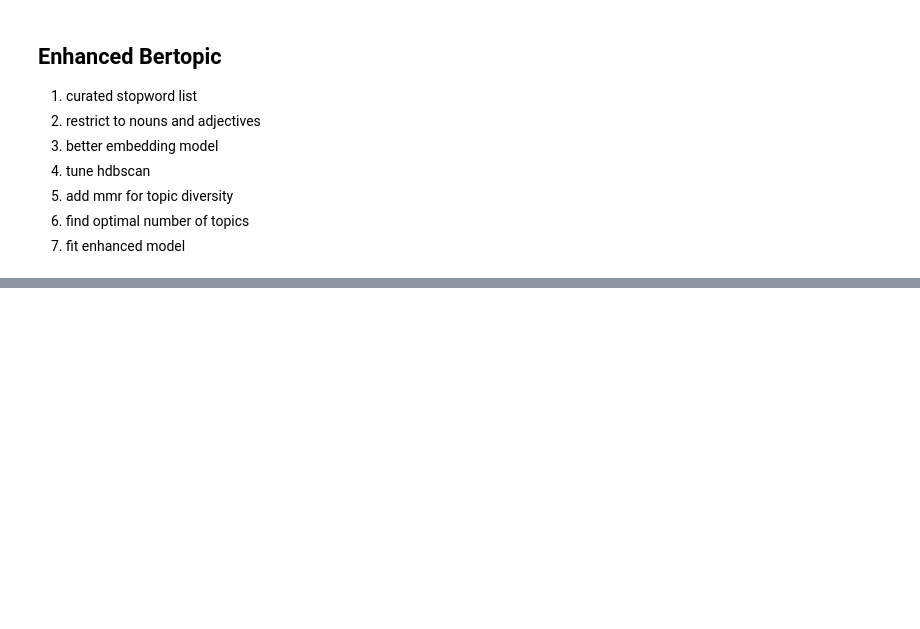
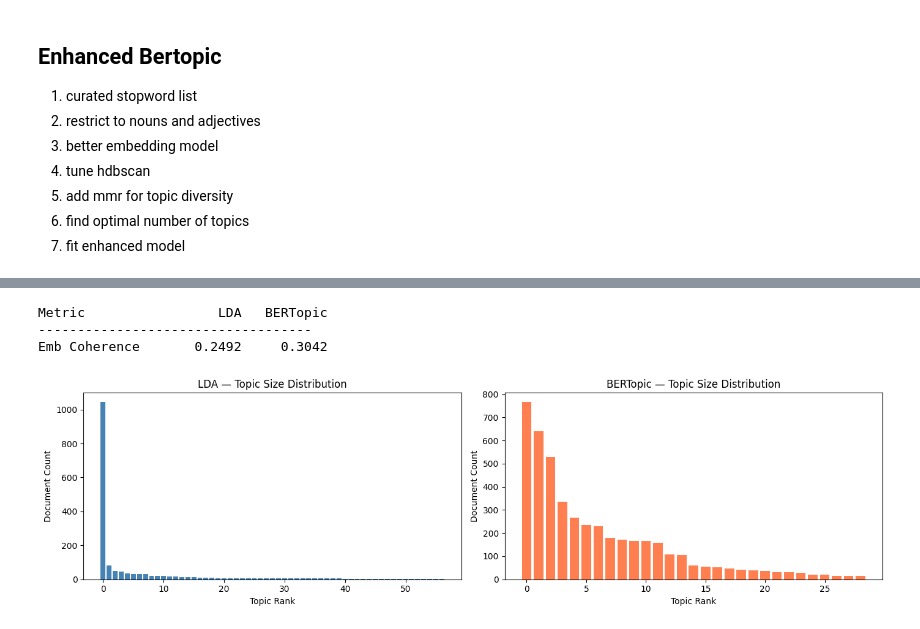
Before and after one commit to michelle-lo/Sitcom-Topic-Modeling, a Jupyter notebook: Brooklyn99_Topic_Modeling.ipynb, the cells around one changed output, grey strips where cells are left out. Drawn from its saved outputs; the diff is of its cells as text; code cells hidden in the pictures; blank space fills up the shorter version.

```diff
--- a/Brooklyn99_Topic_Modeling.ipynb
+++ b/Brooklyn99_Topic_Modeling.ipynb
@@ -600,6 +813,6 @@ enhanced_bertopic_df
 # %%
 # only keep nouns & adjectives (parallel to LDA)
-nlp.max_length = 2000000
+nlp.max_length = 3000000
 
 def pos_filter(text):
     doc = nlp(text, disable=['parser', 'ner'])
@@ -614,27 +827,21 @@ vectorizer = CountVectorizer(
 )
 # %%
 embedding_model = SentenceTransformer('all-MiniLM-L6-v2')
-
 hdbscan_model = HDBSCAN(
     min_cluster_size=10,
     prediction_data=True
 )
 
-umap_model = UMAP(
-    n_neighbors=15,
-    n_components=5,
-    min_dist=0.0,
-    random_state=42  # for reproducibility
-)
+ctfidf_model = ClassTfidfTransformer(reduce_frequent_words=True)
 
-ctfidf_model = ClassTfidfTransformer(reduce_frequent_words=True)
+mmr_model = MaximalMarginalRelevance(diversity=0.3)
 
 topic_model_enhanced = BERTopic(
     embedding_model=embedding_model,
-    umap_model=umap_model,
     hdbscan_model=hdbscan_model,
     vectorizer_model=vectorizer,
     ctfidf_model=ctfidf_model,
+    representation_model=mmr_model,
     nr_topics='auto',
     verbose=True
 )
@@ -686,8 +962,6 @@ hdbscan_model = HDBSCAN(
     prediction_data=True
 )
 
-ctfidf_model = ClassTfidfTransformer(reduce_frequent_words=True)
-
 
 # build the enhanced model with nr_topics matching LDA
 topic_model_enhanced = BERTopic(
@@ -695,6 +969,7 @@ topic_model_enhanced = BERTopic(
     hdbscan_model=hdbscan_model,
     vectorizer_model=vectorizer,
     ctfidf_model=ctfidf_model,
+    representation_model=mmr_model,
     nr_topics=optimal_num_topics_enhanced,
     verbose=True
 )
@@ -781,0 +1244,53 @@ print(f"Embedding Coherence: {emb_coherence:.4f}")
+# %%
+def embedding_coherence(topic_words, model):
+    scores = []
+    for words in topic_words:
+        if len(words) < 2:
+            continue
+        embeddings = model.encode(words)
+        sim_matrix = np.inner(embeddings, embeddings)
+        n = len(words)
+        score = (sim_matrix.sum() - n) / (n * (n - 1))
+        scores.append(score)
+    return np.mean(scores)
+
+lda_emb = embedding_coherence(lda_topic_words, embedding_model)
+bertopic_emb = embedding_coherence(bertopic_topic_words, embedding_model)
+
+print(f"{'Metric':<15} {'LDA':>10} {'BERTopic':>10}")
+print("-" * 35)
+print(f"{'Emb Coherence':<15} {lda_emb:>10.4f} {bertopic_emb:>10.4f}")
+# %% [output]
+Metric                 LDA   BERTopic
+-----------------------------------
+Emb Coherence       0.2492     0.3042
+# %%
+# BERTopic topic sizes
+bertopic_info = topic_model_enhanced.get_topic_info()
+bertopic_sizes = bertopic_info[bertopic_info['Topic'] != -1]['Count'].values
+
+# LDA topic sizes — count documents per topic
+lda_topics_assigned = []
+for bow in enhanced_corpus:
+    topic_dist = lda_model.get_document_topics(bow, minimum_probability=0)
+    top_topic = max(topic_dist, key=lambda x: x[1])[0]
+    lda_topics_assigned.append(top_topic)
+
+lda_sizes = pd.Series(lda_topics_assigned).value_counts().sort_index().values
+
+fig, axes = plt.subplots(1, 2, figsize=(14, 4))
+
+axes[0].bar(range(len(lda_sizes)), sorted(lda_sizes, reverse=True), color='steelblue')
+axes[0].set_title('LDA — Topic Size Distribution')
+axes[0].set_xlabel('Topic Rank')
+axes[0].set_ylabel('Document Count')
+
+axes[1].bar(range(len(bertopic_sizes)), sorted(bertopic_sizes, reverse=True), color='coral')
+axes[1].set_title('BERTopic — Topic Size Distribution')
+axes[1].set_xlabel('Topic Rank')
+axes[1].set_ylabel('Document Count')
+
+plt.tight_layout()
+plt.show()
+# %% [output]
+[figure, added]
```
Also changed, not shown: parts of 48 cells of this notebook.
